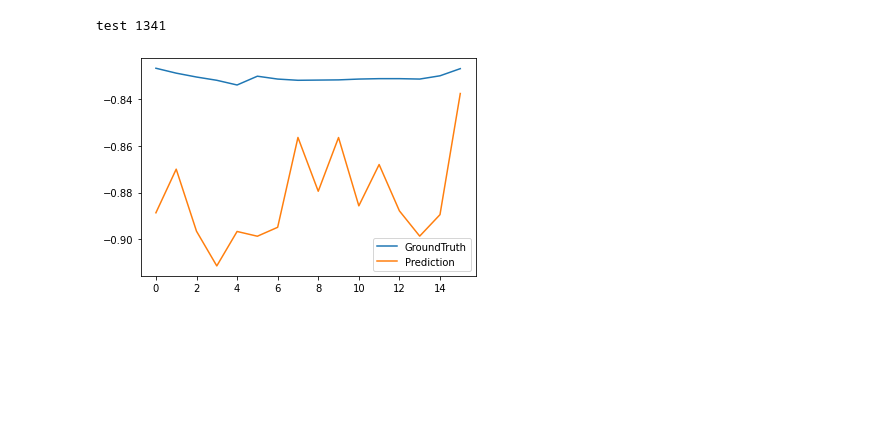
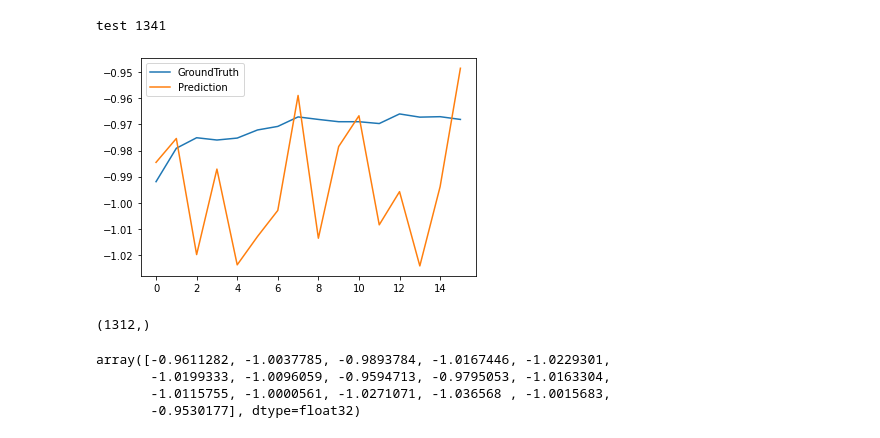
Before and after one commit to Biksbois/BiksStonks, a Jupyter notebook: Forcasting_Models/Informer/train_informer.ipynb, the cells around one changed output. Drawn from its saved outputs; the diff is of its cells as text; code cells hidden in the pictures; blank space fills up the shorter version.

```diff
--- a/Forcasting_Models/Informer/train_informer.ipynb
+++ b/Forcasting_Models/Informer/train_informer.ipynb
@@ -182,11 +182,22 @@ test 1341
 import mplfinance as mpf
 import matplotlib.pyplot as plt
 # %%
-idx = 1010
+idx = 400
 plt.figure()
 plt.plot(trues[idx], label='GroundTruth')
 plt.plot(preds[idx], label='Prediction')
 plt.legend()
 plt.show()
 # %% [output]
-[figure, old version]
+[figure, new version]
+# %%
+preds.reshape(1312,16).mean(axis=1).shape
+# %% [output]
+(1312,)
+# %%
+preds[:16].squeeze(-1)[np.eye(16, dtype=bool)]
+# %% [output]
+array([-0.9611282, -1.0037785, -0.9893784, -1.0167446, -1.0229301,
+       -1.0199333, -1.0096059, -0.9594713, -0.9795053, -1.0163304,
+       -1.0115755, -1.0000561, -1.0271071, -1.036568 , -1.0015683,
+       -0.9530177], dtype=float32)
```
Also changed, not shown: parts of 4 cells of this notebook.
